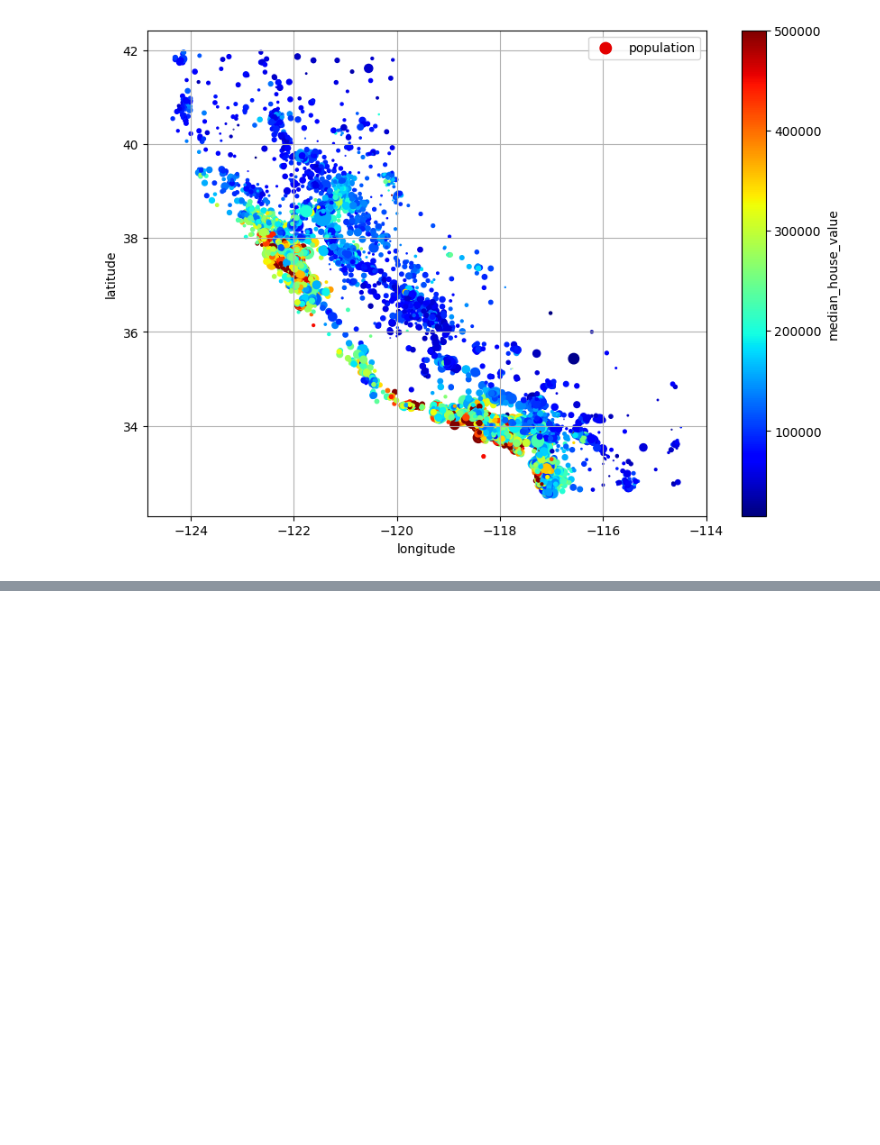
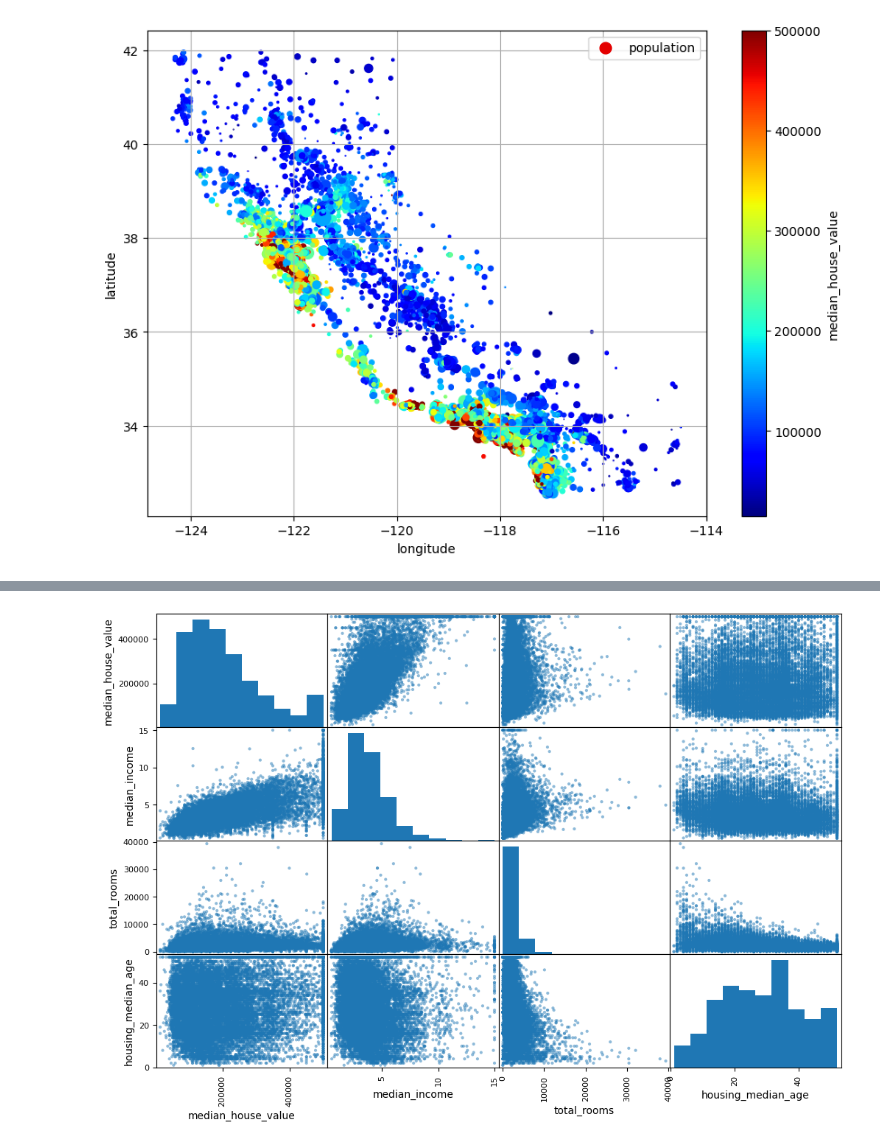
Before and after one commit to AlanisYates/y-ml-lab, a Jupyter notebook: notebooks/01_end_to_end_book.ipynb, the cells around one changed output, grey strips where cells are left out. Saved outputs shown, nothing was run; the diff lists cells and outputs as text; code cells hidden in the pictures; blank space fills up the shorter version.

```diff
--- a/notebooks/01_end_to_end_book.ipynb
+++ b/notebooks/01_end_to_end_book.ipynb
@@ -197,0 +217,9 @@ plt.show()
+# %%
+from pandas.plotting import scatter_matrix
+
+attributes = ["median_house_value", "median_income", "total_rooms",
+"housing_median_age"]
+scatter_matrix(housing[attributes], figsize=(12, 8)) # snapshot then zoom in...
+plt.show()
+# %% [output]
+[figure, added]
```
Also changed, not shown: parts of 3 cells of this notebook.
